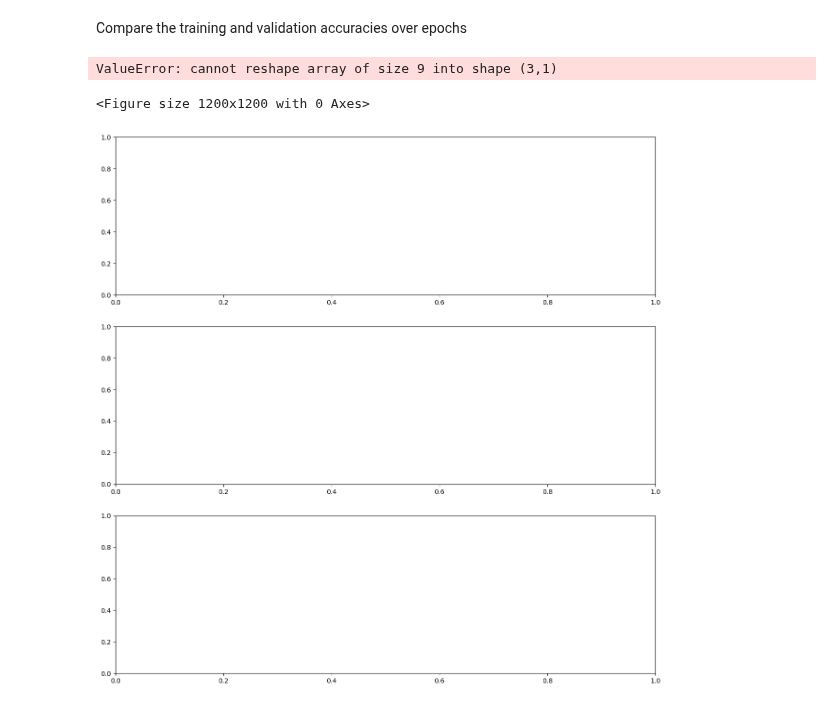
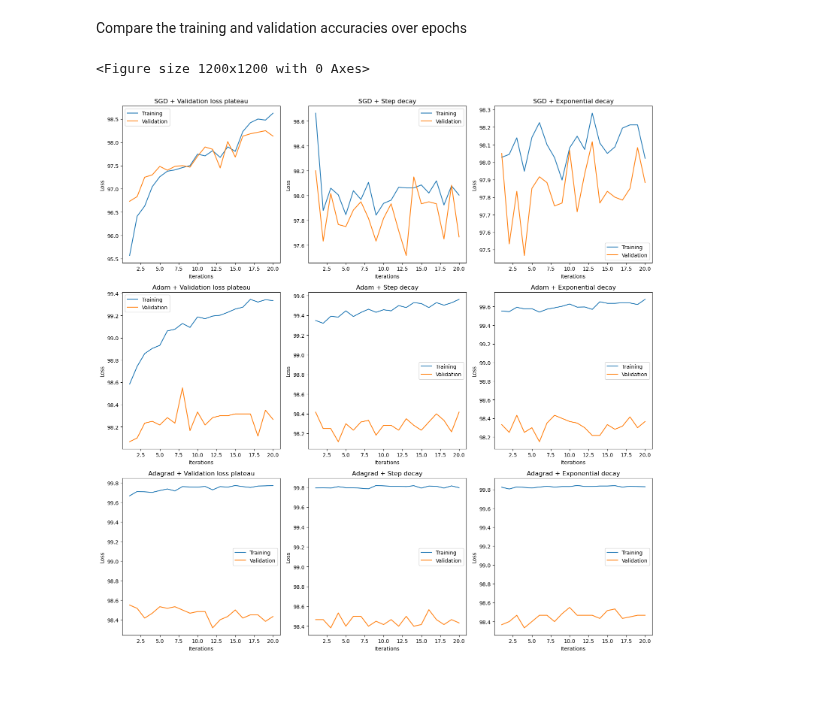
Before and after one commit to denpalrius/AI-Machine-Learning-Practice, a Jupyter notebook: mlp/mnist_mlp.ipynb, the cells around one changed output. Cells and saved outputs as stored; diff of their text form; code cells hidden in the pictures.

Commit message:
Test mlp cnn across all epochs

```diff
--- a/mlp/mnist_mlp.ipynb
+++ b/mlp/mnist_mlp.ipynb
@@ -362,27 +347,24 @@ plt.show()
 Compare the training and validation accuracies over epochs
 # %%
 plt.figure(figsize=(12, 12))
-fig, ax = plt.subplots(3, 1, figsize=(15, 15))
+fig, ax = plt.subplots(3, 3, figsize=(15, 15))
 
-for i, results in enumerate(np.array(training_results).reshape((3,1))):
+for i, results in enumerate(np.array(training_results).reshape((3,3))):
     for j, res in enumerate(results):
         train_acc_list = res['train_acc_list']
         valid_acc_list = res['valid_acc_list']
         num_epochs = len(train_acc_list)
         title = str(res['desc']).replace(' optimizer with ', ' + ').replace(' scheduler','')
 
-        print(train_acc_list)
-
-        ax[i, j].plot(np.arange(1, num_epochs+1), train_acc_list, label='Training')
-        ax[i, j].plot(np.arange(1, num_epochs+1), valid_acc_list, label='Validation')
-        ax[i, j].set_title(title)
-        ax[i, j].set_xlabel('Iterations')
-        ax[i, j].set_ylabel('Loss')
-        ax[i, j].legend()
+        ax[i,j].plot(np.arange(1, num_epochs+1), train_acc_list, label='Training')
+        ax[i,j].plot(np.arange(1, num_epochs+1), valid_acc_list, label='Validation')
+        ax[i,j].set_title(title)
+        ax[i,j].set_xlabel('Iterations')
+        ax[i,j].set_ylabel('Loss')
+        ax[i,j].legend()
 
 plt.tight_layout()
 plt.show()
 # %% [output]
-ValueError: cannot reshape array of size 9 into shape (3,1)
+<Figure size 1200x1200 with 0 Axes>
-<Figure size 1200x1200 with 0 Axes>
-[figure, old version]
+[figure, new version]
```
Also changed, not shown: parts of 7 cells of this notebook, 1 other file.
